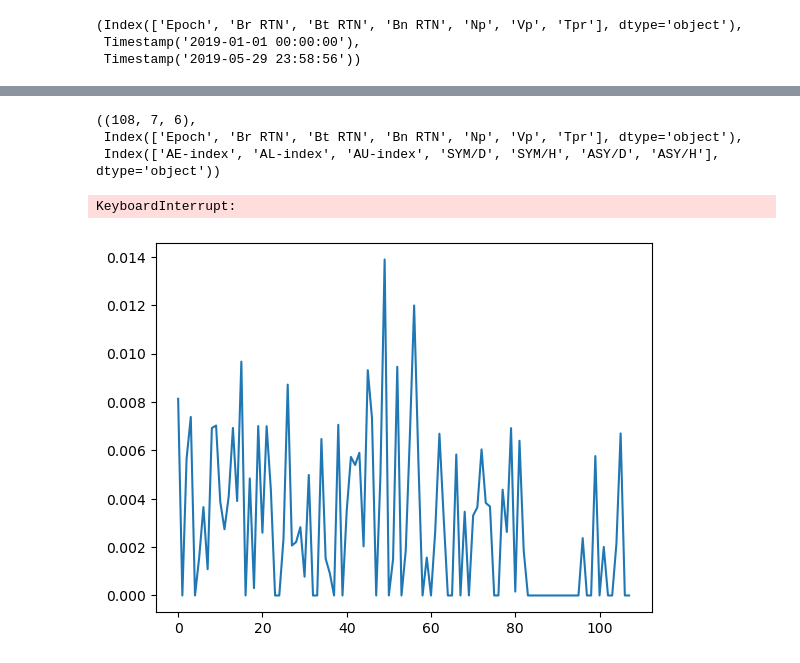
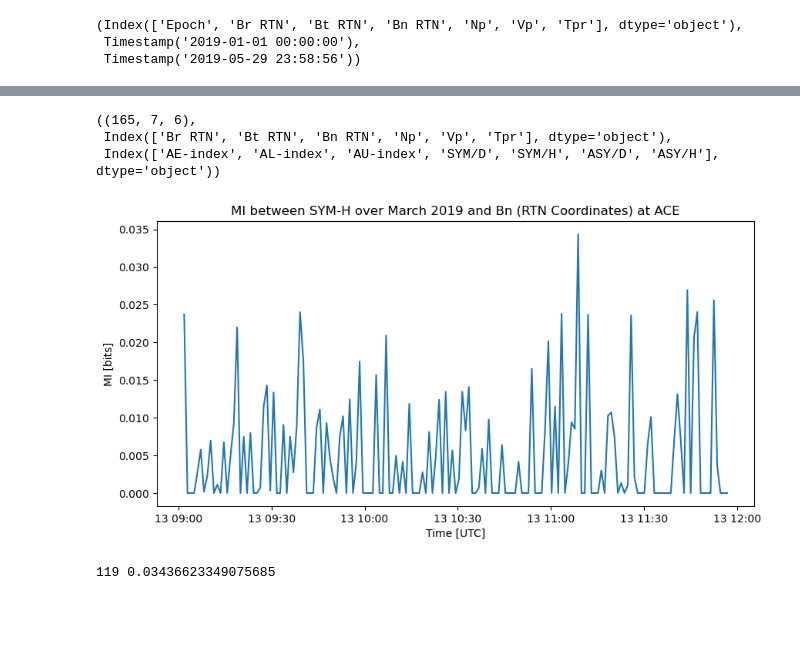
Before and after one commit to Sat-Nav/UROP2024, a Jupyter notebook: src/tests.ipynb, the cells around one changed output, grey strips where cells are left out. Drawn from its saved outputs; the diff is of its cells as text; code cells hidden in the pictures; blank space fills up the shorter version.

Commit message:
storm analysis used to find primary solar wind causing solar storm (completed before break)

```diff
--- a/src/tests.ipynb
+++ b/src/tests.ipynb
@@ -233,0 +224,6 @@ MI_matrices = np.array(MI_matrices)
+# %%
+storm_data = [df.iloc[range(storm[0], storm[1])] for storm in ranges]
+storm = storm_data[1]
+
+MI_matrices, times = storm_analysis(storm, L1_data)
+MI_matrices
@@ -234,13 +254,17 @@ MI_matrices = np.array(MI_matrices)
 # %%
-MI_matrices.shape, convolution.columns, df.columns[1:] # just checking everything is working as expected
+MI_matrices.shape, L1_data.columns[1:], storm.columns[1:] # just checking everything is working as expected
 # %% [output]
-((108, 7, 6),
- Index(['Epoch', 'Br RTN', 'Bt RTN', 'Bn RTN', 'Np', 'Vp', 'Tpr'], dtype='object'),
+((165, 7, 6),
+ Index(['Br RTN', 'Bt RTN', 'Bn RTN', 'Np', 'Vp', 'Tpr'], dtype='object'),
  Index(['AE-index', 'AL-index', 'AU-index', 'SYM/D', 'SYM/H', 'ASY/D', 'ASY/H'], dtype='object'))
 # %%
-plt.figure()
-plt.plot(MI_matrices[:, -3, 2]) # first number indexes the OMNI column, second indexes the ACE column
+plt.figure(figsize=[10, 4.8])
+
+plt.plot(times, MI_matrices[:, -3, 2]) # first number indexes the OMNI column, second indexes the ACE column
+plt.title('MI between SYM-H over March 2019 and Bn (RTN Coordinates) at ACE')
+plt.xlabel('Time [UTC]')
+plt.ylabel('MI [bits]')
+# plt.xlim(datetime.datetime(2018, 12, 31), datetime.datetime(2019, 4, 27))
 plt.show() # attempt at plotting MI between Bz and SMH/H
 # %% [output]
-KeyboardInterrupt:
-[figure, old version]
+[figure, new version]
@@ -248,0 +273,6 @@ test_mag, test_swe = read_CDAWeb("../CDAWeb/ac_h0s_swe_20190101000053_2019052923
+# %%
+print(np.argmax(MI_matrices[:, -3, 2]), np.argmax(MI_matrices[:, -3, 2]))
+max_MI_pos = np.argmax(MI_matrices[:, -3, 2])
+np.argmax(MI_matrices[:, -3, 2])
+# %% [output]
+119 0.03436623349075685
```
Also changed, not shown: parts of 11 cells of this notebook, 3 other files.
